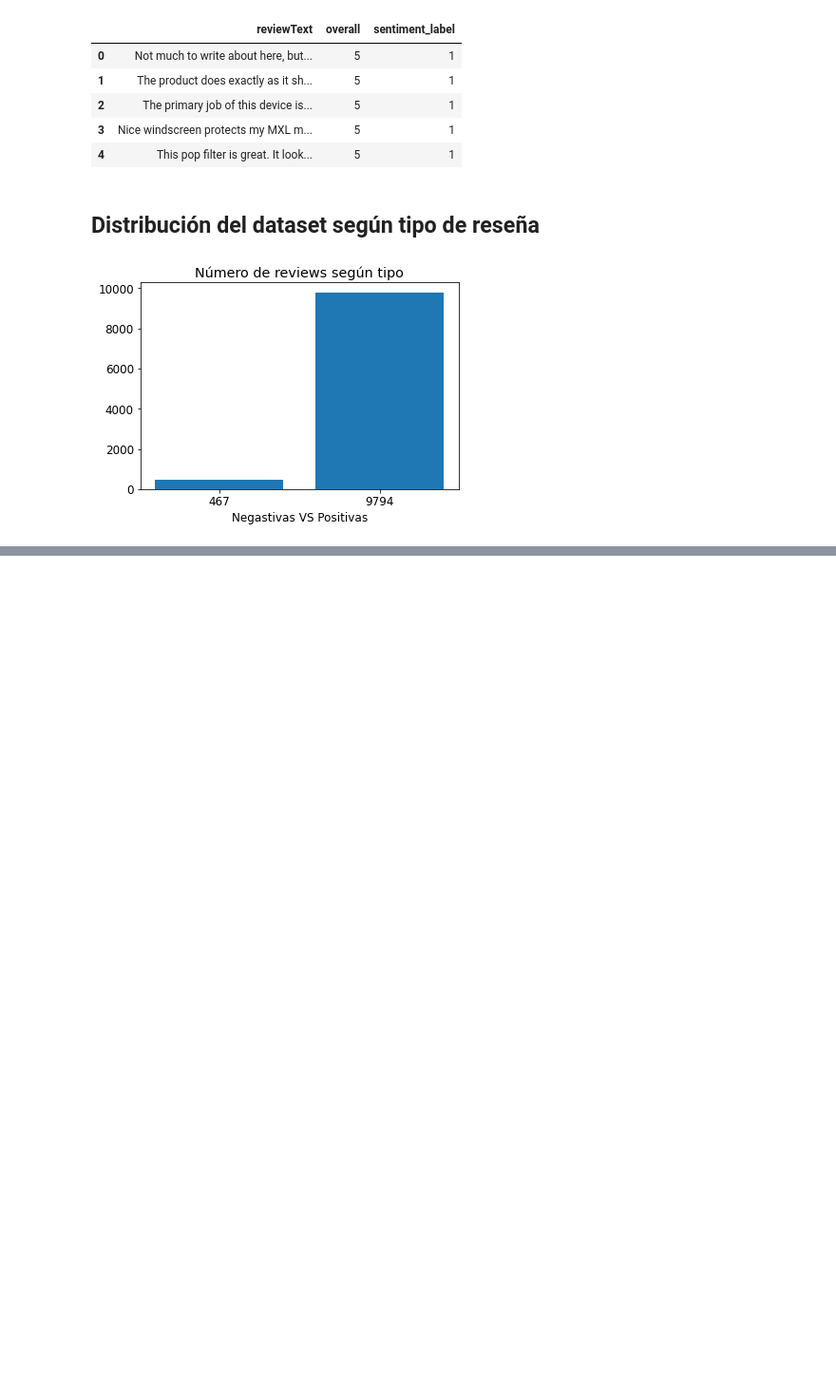
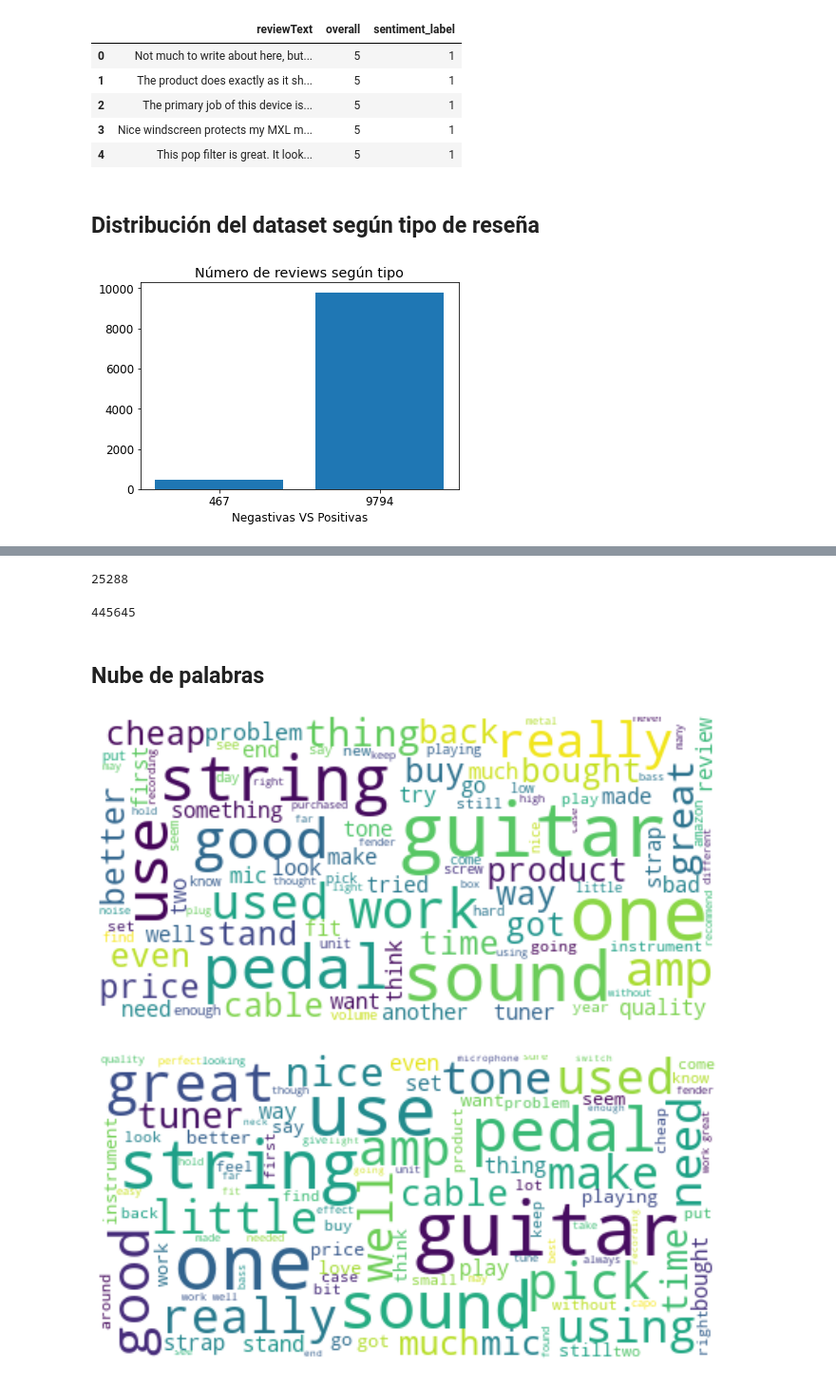
Before and after one commit to IrenaVent/11-NLP, a Jupyter notebook: 01-analisis-exploratiorio.ipynb, the cells around one changed output, grey strips where cells are left out. Shown at 95% size. Cells and saved outputs as stored; diff of their text form; code cells hidden in the pictures; blank space fills up the shorter version.

Commit message:
add: n-grams & word-cloud

```diff
--- a/01-analisis-exploratiorio.ipynb
+++ b/01-analisis-exploratiorio.ipynb
@@ -186,0 +235,8 @@ plt.show()
+# %%
+def data_lower(words):
+  lower_words = list()
+  lemmatizer = WordNetLemmatizer()
+  for word in words:
+    lower_word = word.lower()
+    lower_words.append(lower_word)
+  return lower_words
@@ -186,0 +261,12 @@ plt.show()
+# %%
+nltk.download('wordnet')
+nltk.download('omw-1.4')
+from nltk.stem import WordNetLemmatizer
+
+def data_lemmatizer(words):
+  clean_words = list()
+  lemmatizer = WordNetLemmatizer()
+  for word in words:
+    clean_word = lemmatizer.lemmatize(word).strip()
+    clean_words.append(clean_word)
+  return clean_words
@@ -186,0 +292,22 @@ plt.show()
+# %%
+# reseñas negativas
+neg_reviews = data_tokenizer(data[data['sentiment_label'] == 0][['reviewText']].values)
+neg_reviews = data_lower(neg_reviews)
+neg_reviews = stop_words(neg_reviews)
+neg_reviews = data_lemmatizer(neg_reviews)
+
+# reseñas positivas
+pos_reviews = data_tokenizer(data[data['sentiment_label'] == 1][['reviewText']].values)
+pos_reviews = data_lower(pos_reviews)
+pos_reviews = stop_words(pos_reviews)
+pos_reviews = data_lemmatizer(pos_reviews)
+# %%
+len(neg_reviews)
+# %% [output]
+25288
+# %%
+len(pos_reviews)
+# %% [output]
+445645
+# %% [markdown]
+## Nube de palabras
@@ -186,0 +317,16 @@ plt.show()
+# %%
+def plot_word_cloud(text):
+    wordcloud = WordCloud(max_font_size=50, max_words=100, background_color="white").generate(' '.join(text))
+    plt.figure( figsize=(12,6))
+    plt.imshow(wordcloud, interpolation='bilinear')
+    plt.axis('off')
+    plt.show()
+# %%
+# reseñas nedativas
+plot_word_cloud(neg_reviews)
+
+# reseñas postivias
+plot_word_cloud(pos_reviews)
+# %% [output]
+[figure, added]
+[figure, added]
```
Also changed, not shown: parts of 36 cells of this notebook, 1 other file.
